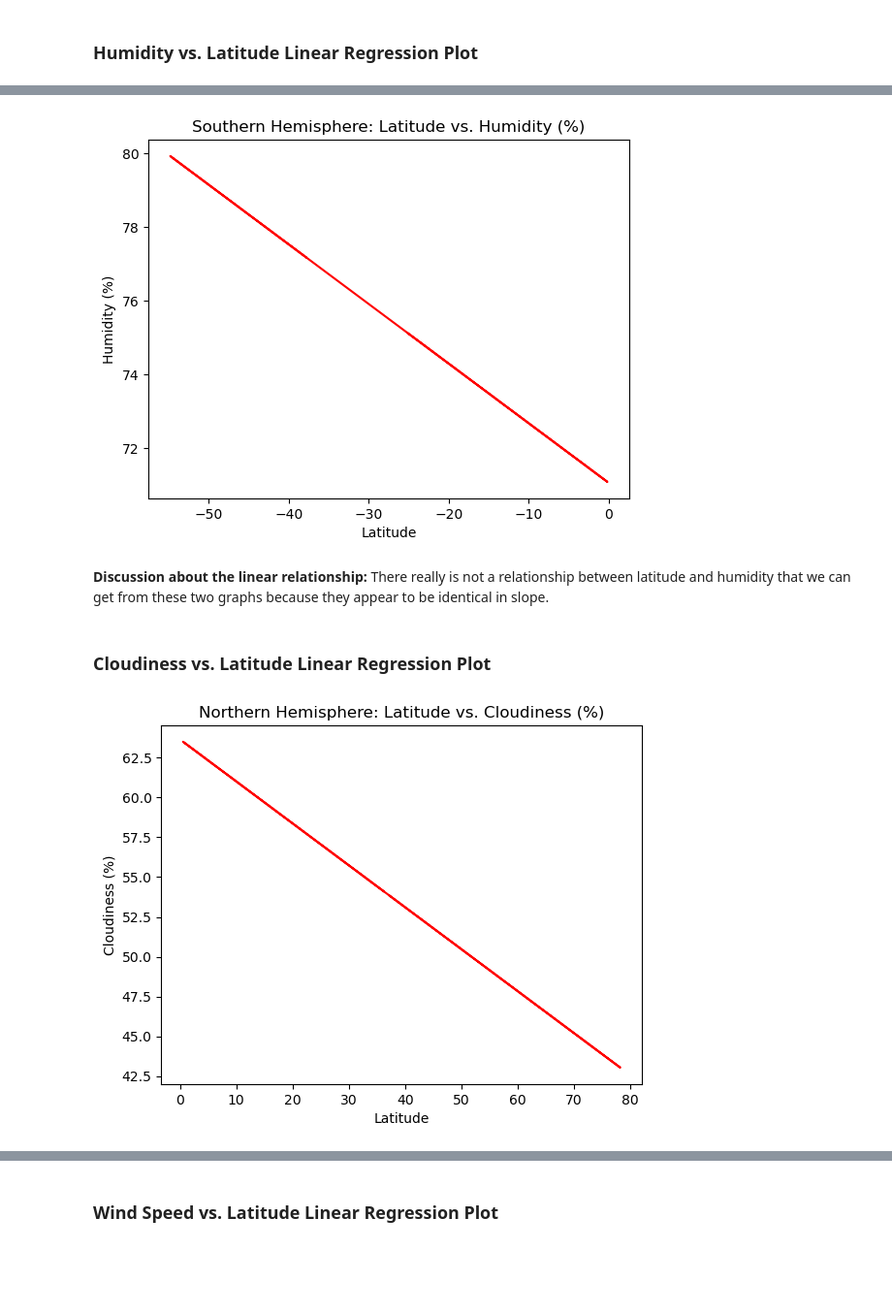
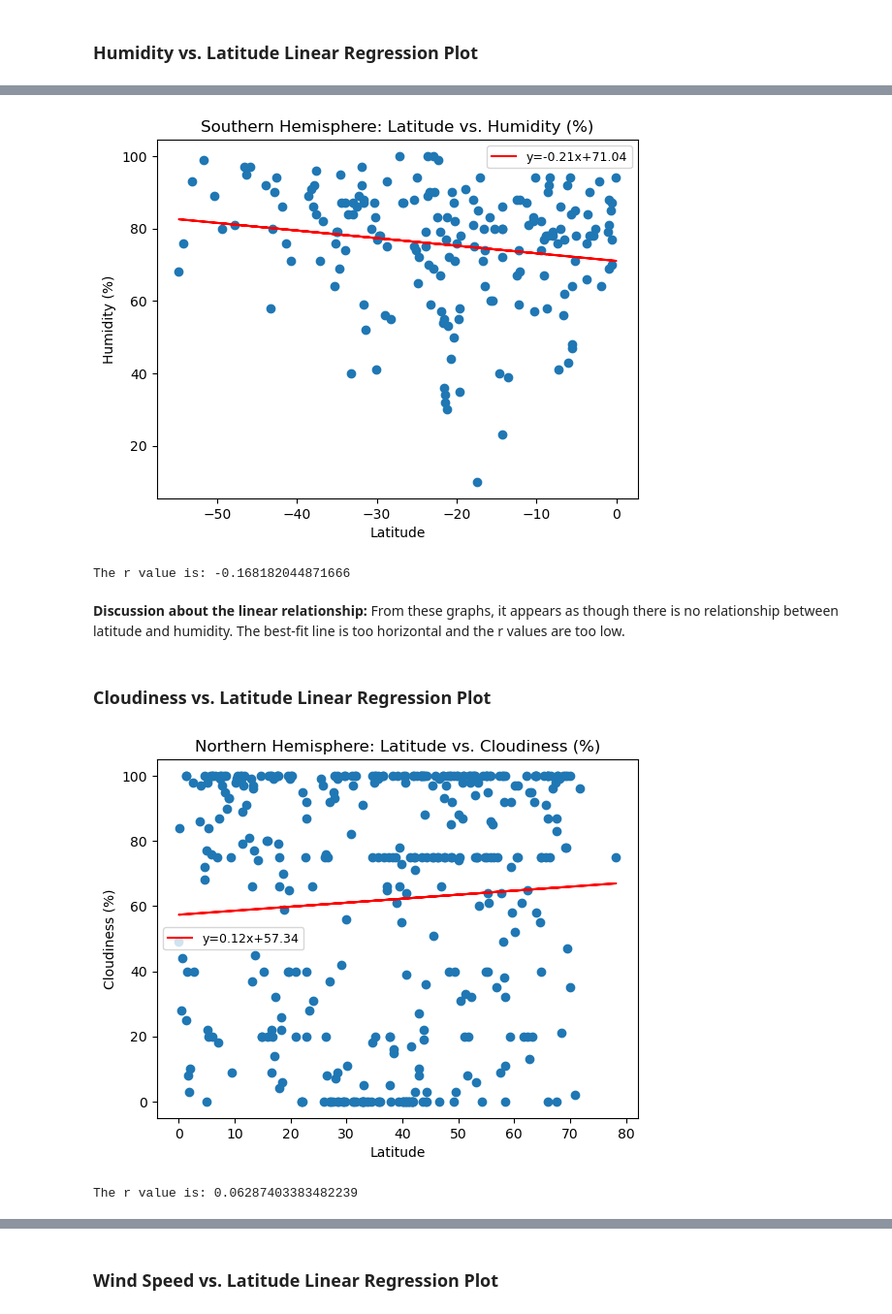
Before and after one commit to johnweissmann/python-api-challenge, a Jupyter notebook: WeatherPy.ipynb, the cells around one changed output, grey strips where cells are left out. Shown at 97% size. Cells and saved outputs as stored; diff of their text form; code cells hidden in the pictures; blank space fills up the shorter version.

```diff
--- a/WeatherPy.ipynb
+++ b/WeatherPy.ipynb
@@ -271,3 +269,16 @@ plt.show()
+# %%
+# Define a function to create Linear Regression plots
+def linear(x,y,title,ylabel):
+    (slope, intercept, rvalue, pvalue, stderr) = linregress(x, y)
+    regress_values = x * slope + intercept
+    plt.scatter(x,y)
+    plt.plot(x,regress_values,"r-",label='y={:.2f}x+{:.2f}'.format(slope,intercept))
+    plt.title(title)
+    plt.xlabel("Latitude")
+    plt.ylabel(ylabel)
+    plt.legend(fontsize=9)
+    plt.show()
+    print(f"The r value is: {rvalue}")
 # %%
 # Create a DataFrame with the Northern Hemisphere data (Latitude >= 0)
 northern_hemi_df = city_data_df.loc[city_data_df['Lat'] >= 0]
@@ -338,28 +337,20 @@ plt.show()
 # %%
 # Southern Hemisphere
-(slope, intercept, rvalue, pvalue, stderr) = linregress(southern_hemi_df['Lat'], southern_hemi_df['Humidity'])
-regress_values = southern_hemi_df['Lat'] * slope + intercept
-plt.plot(southern_hemi_df['Lat'],regress_values,"r-")
-plt.title("Southern Hemisphere: Latitude vs. Humidity (%)")
-plt.xlabel("Latitude")
-plt.ylabel("Humidity (%)")
-plt.show()
+linear(southern_hemi_df['Lat'], southern_hemi_df['Humidity'],
+       "Southern Hemisphere: Latitude vs. Humidity (%)","Humidity (%)")
 # %% [output]
-[figure, old version]
+[figure, new version]
+The r value is: -0.168182044871666
-# %% [markdown]
-**Discussion about the linear relationship:** There really is not a relationship between latitude and humidity that we can get from these two graphs because they appear to be identical in slope.
+# %% [markdown]
+**Discussion about the linear relationship:** From these graphs, it appears as though there is no relationship between latitude and humidity. The best-fit line is too horizontal and the r values are too low.
 # %% [markdown]
 ### Cloudiness vs. Latitude Linear Regression Plot
 # %%
 # Northern Hemisphere
-(slope, intercept, rvalue, pvalue, stderr) = linregress(northern_hemi_df['Lat'], northern_hemi_df['Cloudiness'])
-regress_values = northern_hemi_df['Lat'] * slope + intercept
-plt.plot(northern_hemi_df['Lat'],regress_values,"r-")
-plt.title("Northern Hemisphere: Latitude vs. Cloudiness (%)")
-plt.xlabel("Latitude")
-plt.ylabel("Cloudiness (%)")
-plt.show()
+linear(northern_hemi_df['Lat'], northern_hemi_df['Cloudiness'],
+       "Northern Hemisphere: Latitude vs. Cloudiness (%)","Cloudiness (%)")
 # %% [output]
-[figure, old version]
+[figure, new version]
+The r value is: 0.06287403383482239
 # %%
 # Southern Hemisphere
```
Also changed, not shown: parts of 22 cells of this notebook.
